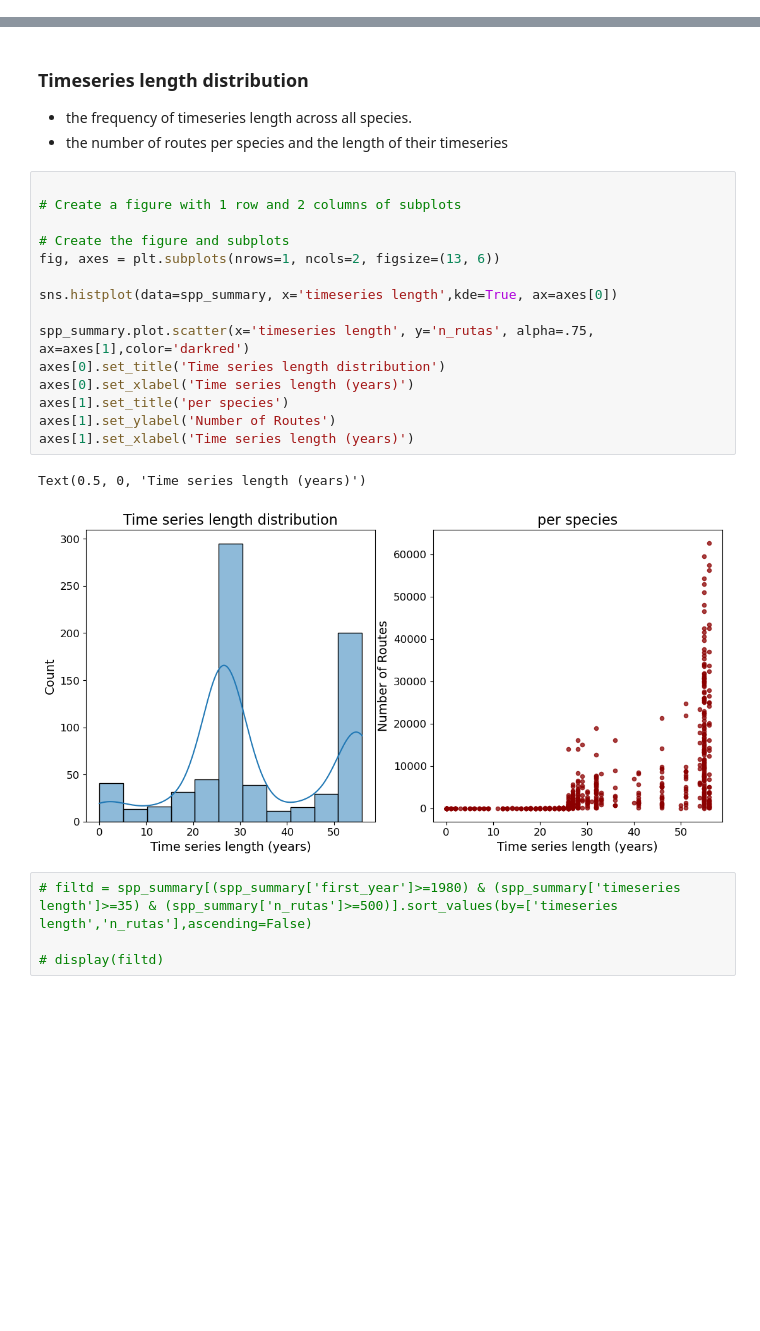
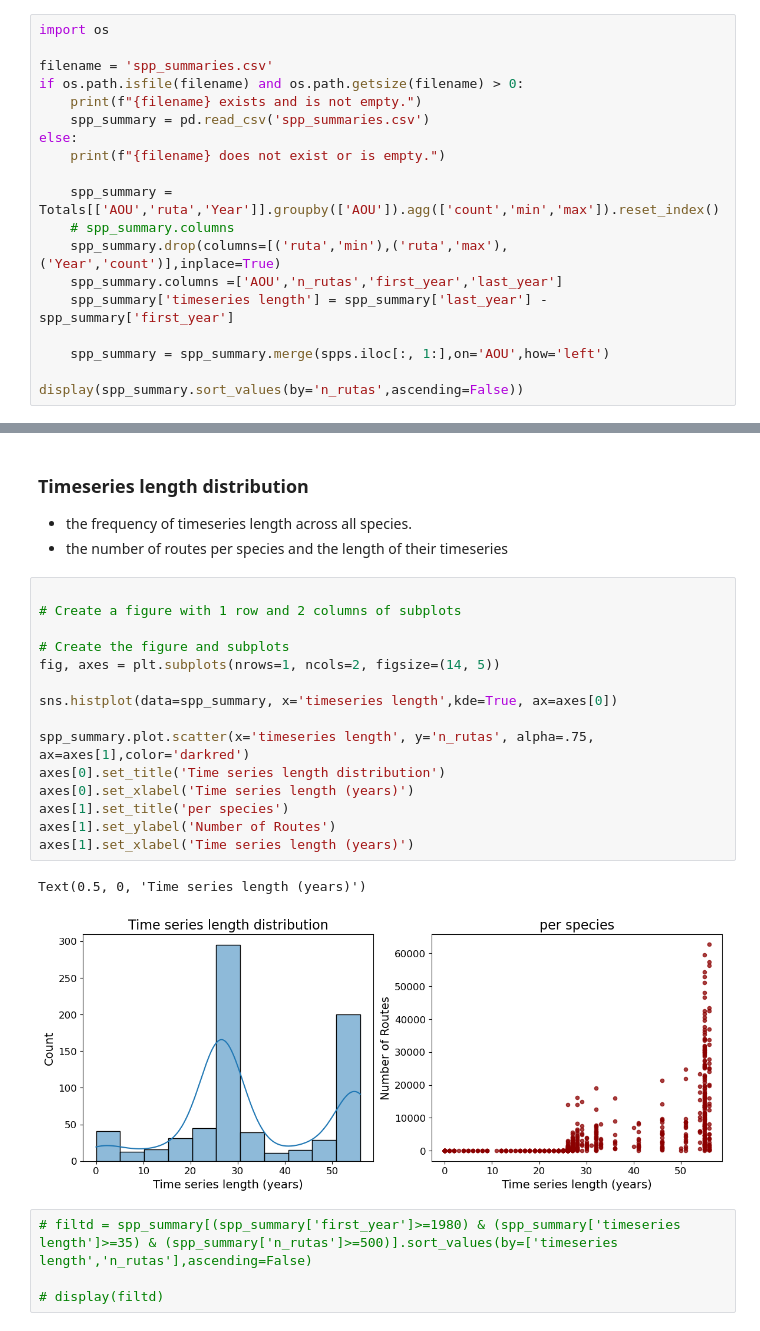
Before and after one commit to horaciosamaniego/bbs, a Jupyter notebook: ts_processing.ipynb, the cells around one changed output, grey strips where cells are left out. Saved outputs shown, nothing was run; the diff lists cells and outputs as text; blank space fills up the shorter version.

```diff
--- a/ts_processing.ipynb
+++ b/ts_processing.ipynb
@@ -207,0 +187,19 @@ display(spp_summary.sort_values(by='n_rutas',ascending=False))
+# %%
+import os
+
+filename = 'spp_summaries.csv'
+if os.path.isfile(filename) and os.path.getsize(filename) > 0:
+    print(f"{filename} exists and is not empty.")
+    spp_summary = pd.read_csv('spp_summaries.csv')
+else:
+    print(f"{filename} does not exist or is empty.")
+
+    spp_summary = Totals[['AOU','ruta','Year']].groupby(['AOU']).agg(['count','min','max']).reset_index()
+    # spp_summary.columns
+    spp_summary.drop(columns=[('ruta','min'),('ruta','max'),('Year','count')],inplace=True)
+    spp_summary.columns =['AOU','n_rutas','first_year','last_year']
+    spp_summary['timeseries length'] = spp_summary['last_year'] - spp_summary['first_year']
+
+    spp_summary = spp_summary.merge(spps.iloc[:, 1:],on='AOU',how='left')
+
+display(spp_summary.sort_values(by='n_rutas',ascending=False))
@@ -224,21 +237,21 @@ del tmp, fig, axes
 # %%
 
 # Create a figure with 1 row and 2 columns of subplots
 
 # Create the figure and subplots
-fig, axes = plt.subplots(nrows=1, ncols=2, figsize=(13, 6))
+fig, axes = plt.subplots(nrows=1, ncols=2, figsize=(14, 5))
 
 sns.histplot(data=spp_summary, x='timeseries length',kde=True, ax=axes[0])
 
 spp_summary.plot.scatter(x='timeseries length', y='n_rutas', alpha=.75, ax=axes[1],color='darkred')
 axes[0].set_title('Time series length distribution')
 axes[0].set_xlabel('Time series length (years)')
 axes[1].set_title('per species')
 axes[1].set_ylabel('Number of Routes')
 axes[1].set_xlabel('Time series length (years)')
 # %% [output]
 Text(0.5, 0, 'Time series length (years)')
-[figure, old version]
+[figure, new version]
 # %%
 # filtd = spp_summary[(spp_summary['first_year']>=1980) & (spp_summary['timeseries length']>=35) & (spp_summary['n_rutas']>=500)].sort_values(by=['timeseries length','n_rutas'],ascending=False)
 
```
Also changed, not shown: parts of 17 cells of this notebook, 1 other file.
